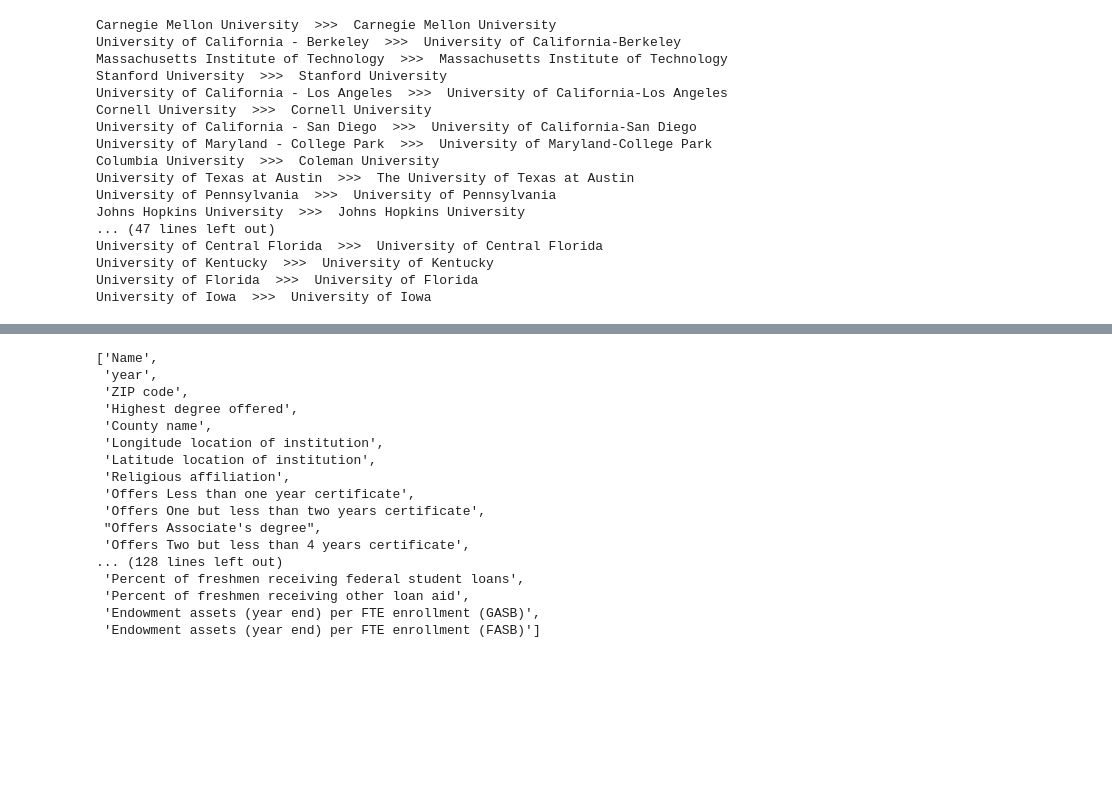
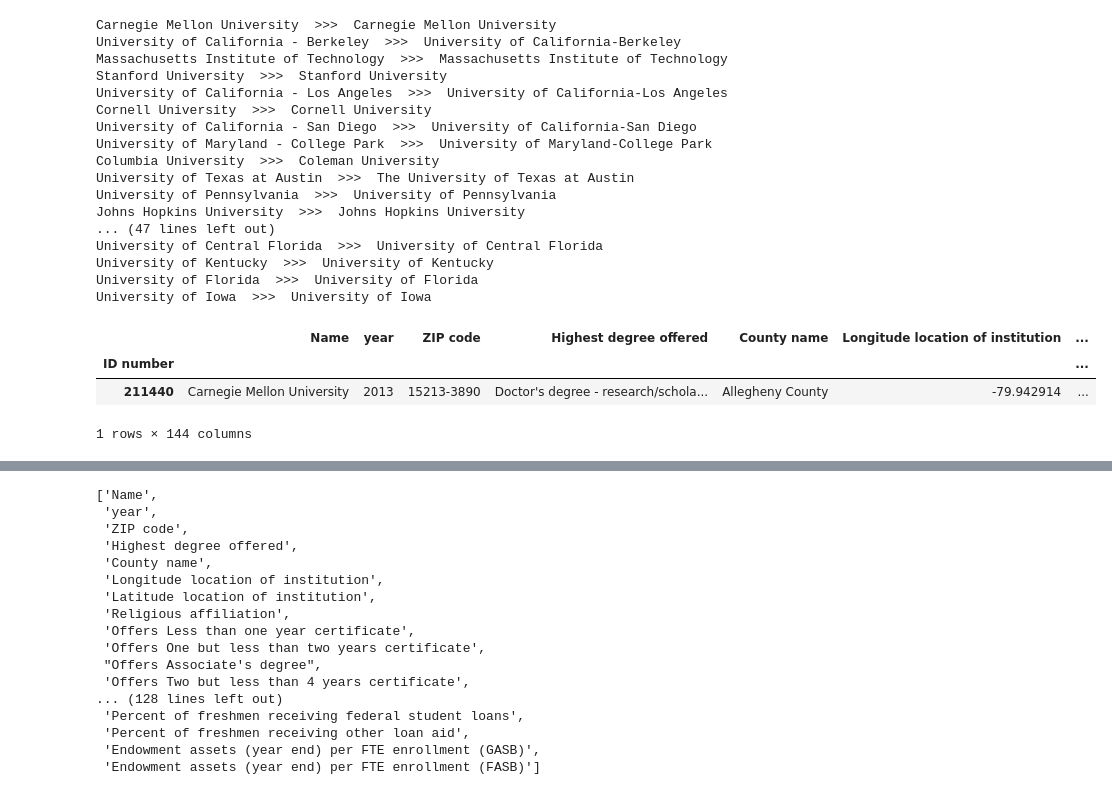
Before and after one commit to ympaik87/keep_your_dreams_alive, a Jupyter notebook: 04-job_listing.ipynb, the cells around one changed output, grey strips where cells are left out. Drawn from its saved outputs; the diff is of its cells as text; code cells hidden in the pictures; blank space fills up the shorter version.

```diff
--- a/04-job_listing.ipynb
+++ b/04-job_listing.ipynb
@@ -122,3 +171,12 @@ University of Central Florida  >>>  University of Central Florida
 University of Kentucky  >>>  University of Kentucky
 University of Florida  >>>  University of Florida
 University of Iowa  >>>  University of Iowa
+# %%
+school_trimmed_df = school_df.dropna(subset=['Enrolled total'])
+# %%
+school_trimmed_df.loc[school_trimmed_df['Name'].apply(lambda x: 'Carnegie Mellon University' in x)]
+# %% [output]
+|  | Name | year | ZIP code | Highest degree offered | County name | Longitude location of institution | ... |
+| ID number |  |  |  |  |  |  | ... |
+| 211440 | Carnegie Mellon University | 2013 | 15213-3890 | Doctor's degree - research/schola... | Allegheny County | -79.942914 | ... |
+1 rows × 144 columns
```
Also changed, not shown: parts of 18 cells of this notebook.
